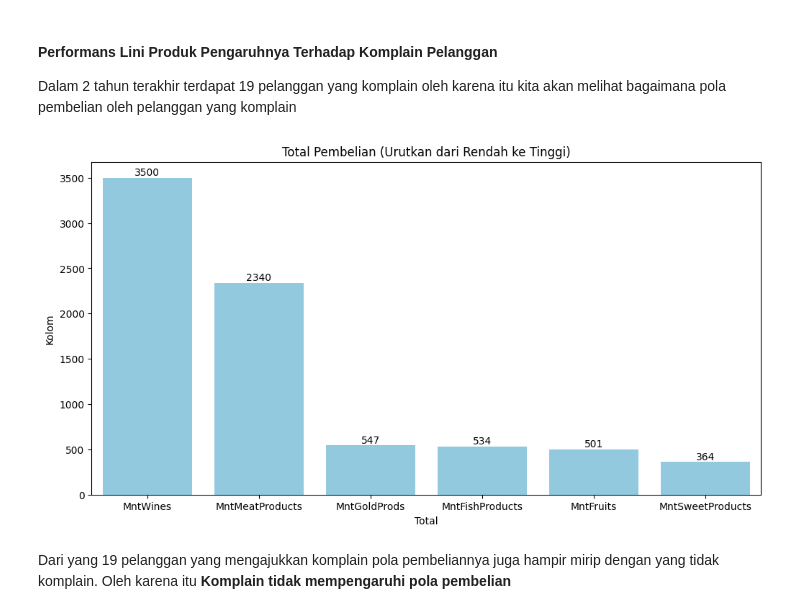
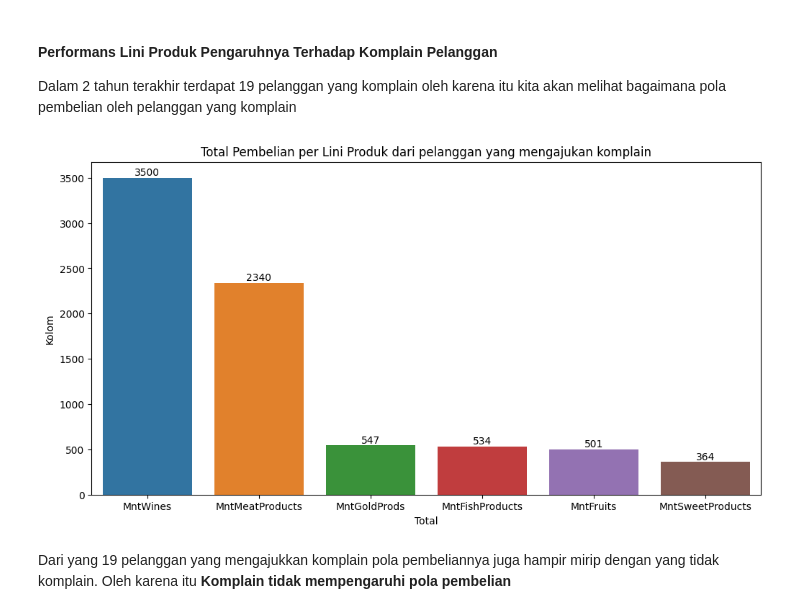
Before and after one commit to rifpratomo/Capstone2, a Jupyter notebook: Caps2 copy 2.ipynb, the cells around one changed output. Cells and saved outputs as stored; diff of their text form; code cells hidden in the pictures.

```diff
--- a/Caps2 copy 2.ipynb
+++ b/Caps2 copy 2.ipynb
@@ -913,14 +867,14 @@ def segment(rfm_df):
         return 'New Customers'
 
     elif 1 <= digit1 <= 2 and 3 <= digit2 <= 4 and 3 <= digit3 <= 4:
-        return 'Promising'
+        return 'Need Attention'
     elif 1 <= digit1 <= 2 and 3 <= digit2 <= 4 and 1 <= digit3 <= 2:
-        return 'Need Attention'
+        return 'About to Sleep'
 
     elif 1 <= digit1 <= 2 and 1 <= digit2 <= 2 and 3 <= digit3 <= 4:
-        return 'About to Sleep'
+        return 'At Risk'
     elif 1 <= digit1 <= 2 and 1 <= digit2 <= 2 and 1 <= digit3 <= 2:
-        return 'At Risk'
+        return 'Inactive'
     else:
         return 'Invalid RFM'
 
@@ -1164,16 +1121,16 @@ Dalam 2 tahun terakhir terdapat 19 pelanggan yang komplain oleh karena itu kita
 # %%
 liniProduct = df[df['Complain']==1][['MntWines', 'MntFruits', 'MntMeatProducts', 'MntFishProducts', 'MntSweetProducts', 'MntGoldProds']].sum().sort_values(ascending=False)
 
 plt.figure(figsize=(12, 6))
-ax = sns.barplot(x=liniProduct.index, y=liniProduct.values, color='skyblue')
-plt.title('Total Pembelian (Urutkan dari Rendah ke Tinggi)')
+ax = sns.barplot(x=liniProduct.index, y=liniProduct.values)
+plt.title('Total Pembelian per Lini Produk dari pelanggan yang mengajukan komplain')
 plt.xlabel('Total')
 plt.ylabel('Kolom')
 ax.bar_label(ax.containers[0])
 
 plt.show()
 # %% [output]
-[figure, old version]
+[figure, new version]
 # %% [markdown]
 Dari yang 19 pelanggan yang mengajukkan komplain pola pembeliannya juga hampir mirip dengan yang tidak komplain. Oleh karena itu **Komplain tidak mempengaruhi pola pembelian**
 # %% [markdown]
```
Also changed, not shown: parts of 52 cells of this notebook.
